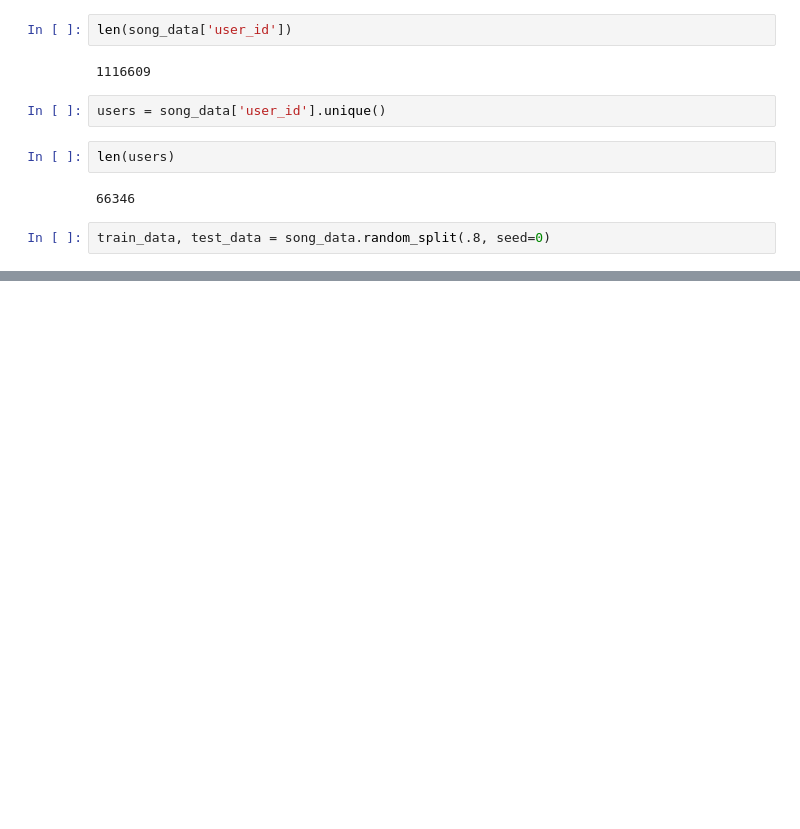
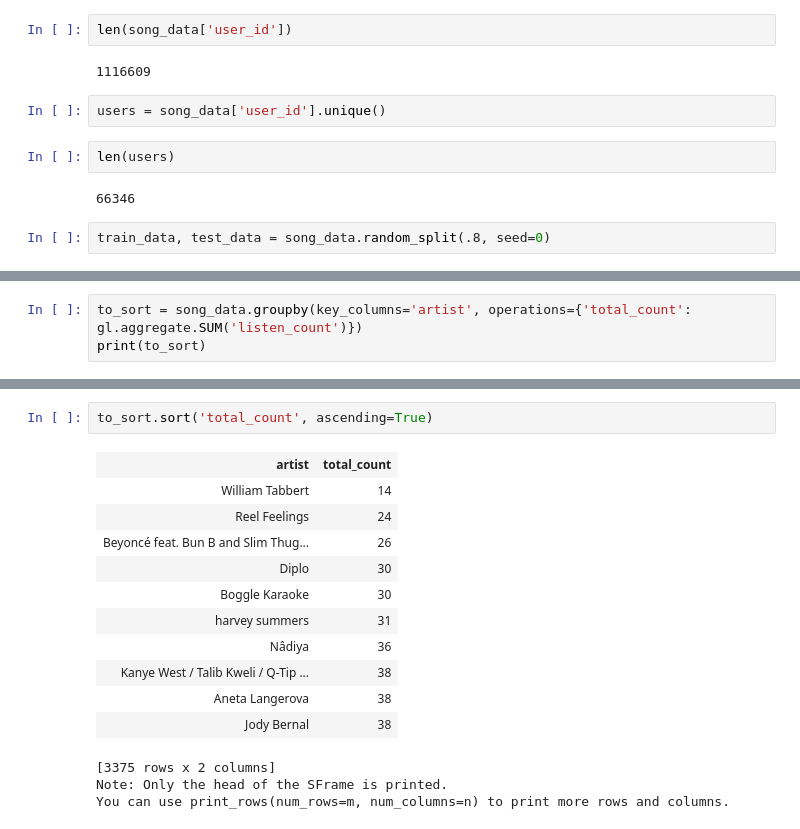
Before and after one commit to getmykhan/MLGraphLab, a Jupyter notebook: Song Recommender.ipynb, the cells around one changed output, grey strips where cells are left out. Drawn from its saved outputs; the diff is of its cells as text; blank space fills up the shorter version.

```diff
--- a/Song Recommender.ipynb
+++ b/Song Recommender.ipynb
@@ -72,0 +174,3 @@ popularity_model.recommend(users=[users[0]])
+# %%
+to_sort = song_data.groupby(key_columns='artist', operations={'total_count': gl.aggregate.SUM('listen_count')})
+print(to_sort)
@@ -72,0 +195,17 @@ popularity_model.recommend(users=[users[0]])
+# %%
+to_sort.sort('total_count', ascending=True)
+# %% [output]
+| artist | total_count |
+| William Tabbert | 14 |
+| Reel Feelings | 24 |
+| Beyoncé feat. Bun B and Slim Thug... | 26 |
+| Diplo | 30 |
+| Boggle Karaoke | 30 |
+| harvey summers | 31 |
+| Nâdiya | 36 |
+| Kanye West / Talib Kweli / Q-Tip ... | 38 |
+| Aneta Langerova | 38 |
+| Jody Bernal | 38 |
+[3375 rows x 2 columns]
+Note: Only the head of the SFrame is printed.
+You can use print_rows(num_rows=m, num_columns=n) to print more rows and columns.
```
Also changed, not shown: parts of 21 cells of this notebook, 5 other files.
